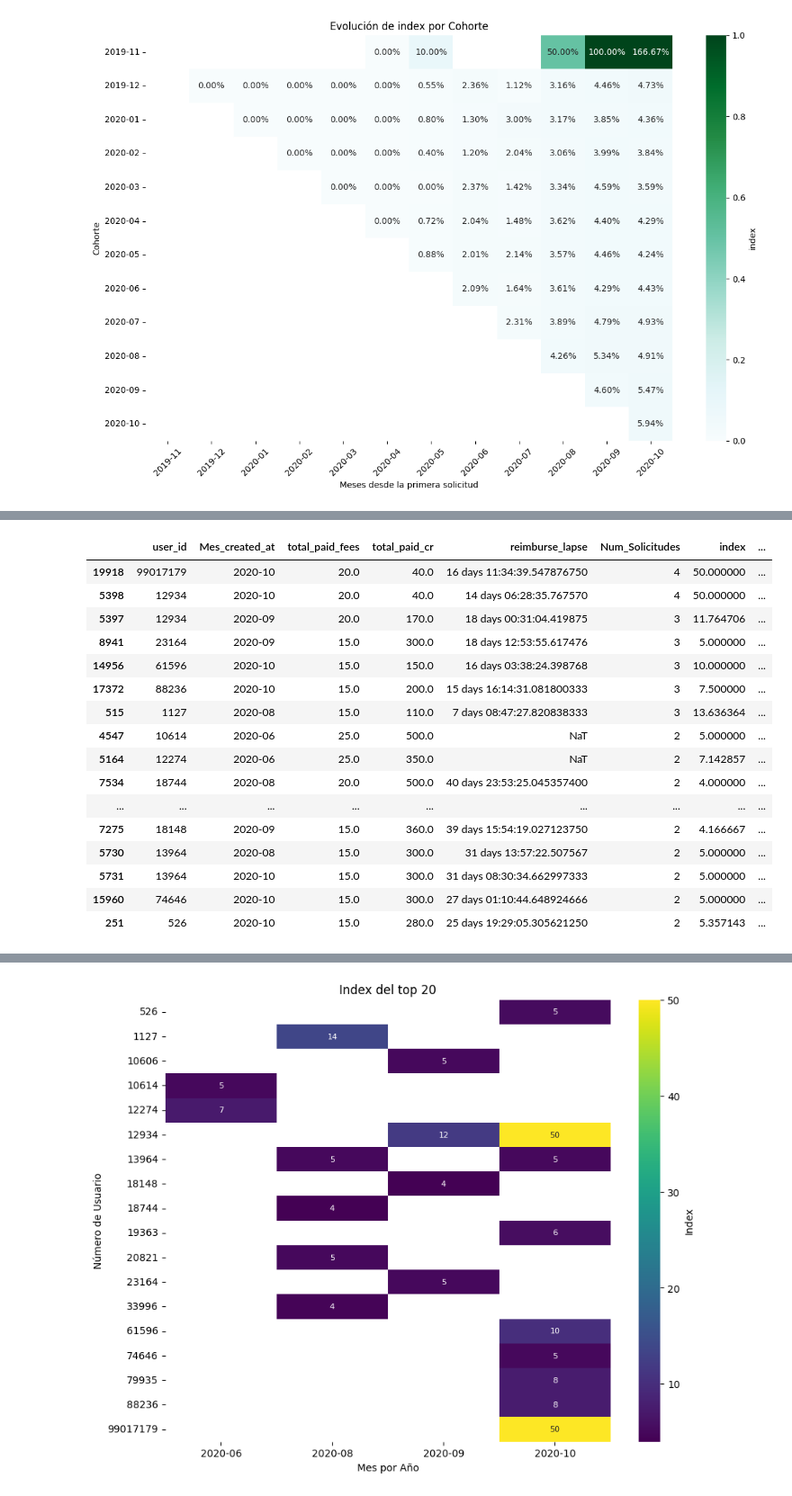
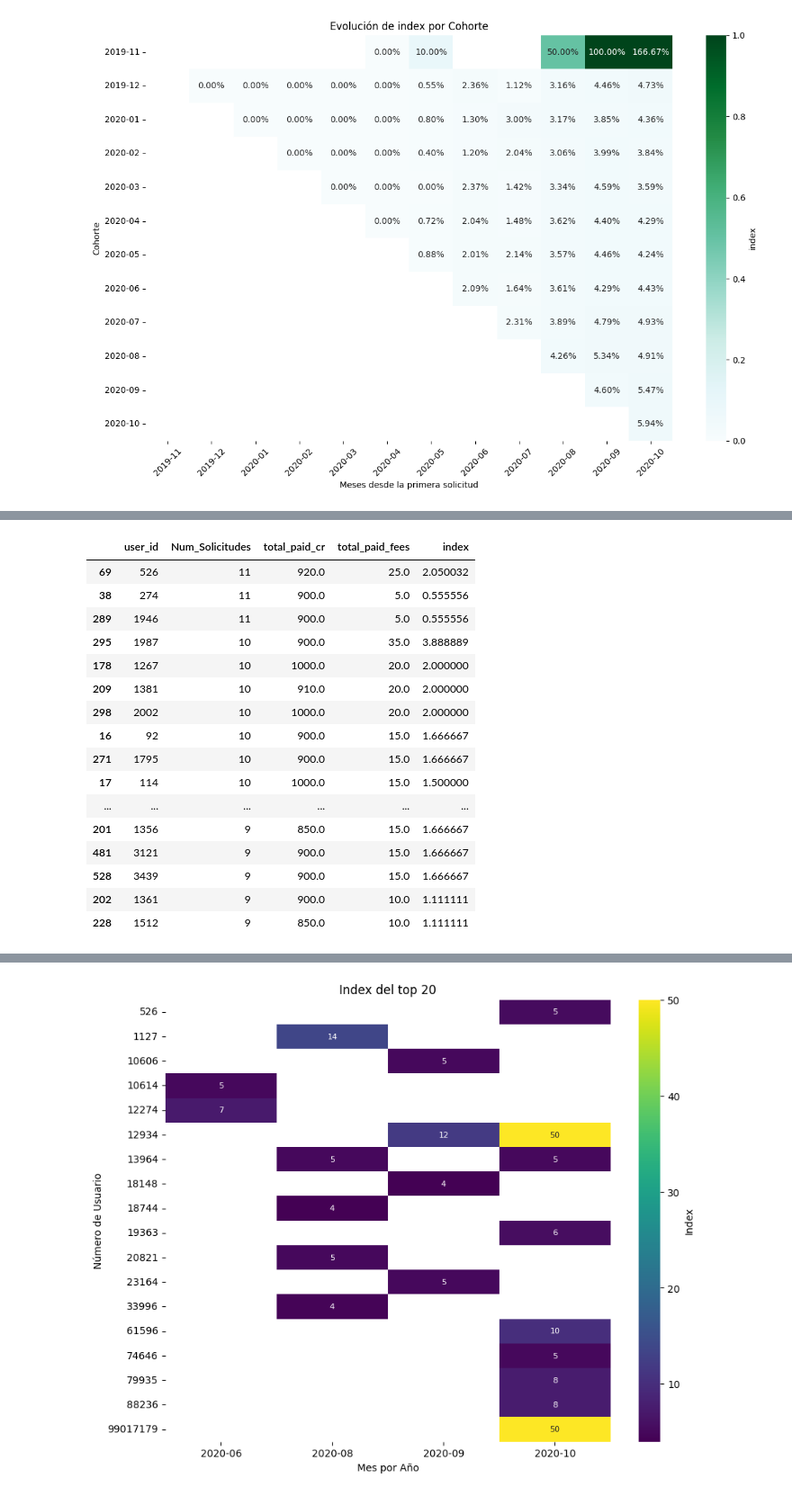
Before and after one commit to albagd77/Pasta-Loca---Proyecto-para-curso-Data-Scientist-UOC, a Jupyter notebook: analysis_ale.ipynb, the cells around one changed output, grey strips where cells are left out. Shown at 90% size. Drawn from its saved outputs; the diff is of its cells as text; code cells hidden in the pictures.

```diff
--- a/analysis_ale.ipynb
+++ b/analysis_ale.ipynb
@@ -331,11 +418,11 @@ cohort_analysis_2 = (
         # Sumar los valores de 'fee' donde 'stat_fe' es igual a 'accepted'
         total_paid_fees=('fee', lambda x: x[df_jo.loc[x.index, 'stat_fe'] == 'accepted'].sum()),
 
-        # Sumar los valores de 'amount' donde 'stat_cr' es igual a 'money_back'
-        total_paid_cr=('amount', lambda x: x[df_jo.loc[x.index, 'stat_cr'] == 'money_back'].sum()),
+        # Contar los valores únicos de 'stat_cr' donde su valor sea 'money_back'
+        total_paid_cr=('amount', lambda x: x[df_jo.loc[x.index, 'stat_cr'] == 'money_back'].unique().sum()),
 
         # Calcular la media de 'to_reimbur_cash'
-        reimburse_lapse=('to_reimbur_cash', 'mean'),
+        #reimburse_lapse=('to_reimbur_cash', 'mean'),
 
         # Contar los valores únicos de 'id_cr' donde 'stat_cr' es igual a 'money_back'
         Num_Solicitudes=('id_cr', lambda x: x[df_jo.loc[x.index, 'stat_cr'] == 'money_back'].nunique())
@@ -389,30 +476,41 @@ cohort_analysis_2
 # %%
-# Ordenar por el número de solicitudes, el monto total de tarifas pagadas, el tiempo de reembolso, y el índice, en orden descendente excepto para el índice
-sort_cohort_amount_2020_03 = cohort_analysis_2.sort_values(by=['Num_Solicitudes', 'total_paid_fees', 'reimburse_lapse', 'index'], ascending=[False, False, False, True])
+# Agrupar por 'user_id' y calcular las métricas necesarias para el análisis
+grouped_cohort = cohort_analysis_2.groupby('user_id', as_index=False).agg(
+    Num_Solicitudes=('Num_Solicitudes', 'sum'),  # Sumar el número de solicitudes
+    total_paid_cr=('total_paid_cr', 'sum'),      # Sumar el monto total de pagos en CR
+    total_paid_fees=('total_paid_fees', 'sum'),  # Sumar el monto total de tarifas pagadas
+    index=('index', 'mean')  # Calcular la media del índice
+)
+
+# Ordenar por el número de solicitudes, el monto total de tarifas pagadas y el índice, en orden descendente excepto para el índice
+sorted_grouped_cohort = grouped_cohort.sort_values(
+    by=['Num_Solicitudes','index', 'total_paid_fees'],
+    ascending=[False, False, False]
+)
 
 # Seleccionar los 20 usuarios principales después de ordenar
-top_20_users = sort_cohort_amount_2020_03.head(20)
+top_20_users = sorted_grouped_cohort.head(30)
 
 # Mostrar los 20 usuarios principales
 top_20_users
 # %% [output]
-|  | user_id | Mes_created_at | total_paid_fees | total_paid_cr | reimburse_lapse | Num_Solicitudes | index | ... |
-| 19918 | 99017179 | 2020-10 | 20.0 | 40.0 | 16 days 11:34:39.547876750 | 4 | 50.000000 | ... |
-| 5398 | 12934 | 2020-10 | 20.0 | 40.0 | 14 days 06:28:35.767570 | 4 | 50.000000 | ... |
-| 5397 | 12934 | 2020-09 | 20.0 | 170.0 | 18 days 00:31:04.419875 | 3 | 11.764706 | ... |
-| 8941 | 23164 | 2020-09 | 15.0 | 300.0 | 18 days 12:53:55.617476 | 3 | 5.000000 | ... |
-| 14956 | 61596 | 2020-10 | 15.0 | 150.0 | 16 days 03:38:24.398768 | 3 | 10.000000 | ... |
-| 17372 | 88236 | 2020-10 | 15.0 | 200.0 | 15 days 16:14:31.081800333 | 3 | 7.500000 | ... |
-| 515 | 1127 | 2020-08 | 15.0 | 110.0 | 7 days 08:47:27.820838333 | 3 | 13.636364 | ... |
-| 4547 | 10614 | 2020-06 | 25.0 | 500.0 | NaT | 2 | 5.000000 | ... |
-| 5164 | 12274 | 2020-06 | 25.0 | 350.0 | NaT | 2 | 7.142857 | ... |
-| 7534 | 18744 | 2020-08 | 20.0 | 500.0 | 40 days 23:53:25.045357400 | 2 | 4.000000 | ... |
-| ... | ... | ... | ... | ... | ... | ... | ... | ... |
-| 7275 | 18148 | 2020-09 | 15.0 | 360.0 | 39 days 15:54:19.027123750 | 2 | 4.166667 | ... |
-| 5730 | 13964 | 2020-08 | 15.0 | 300.0 | 31 days 13:57:22.507567 | 2 | 5.000000 | ... |
-| 5731 | 13964 | 2020-10 | 15.0 | 300.0 | 31 days 08:30:34.662997333 | 2 | 5.000000 | ... |
-| 15960 | 74646 | 2020-10 | 15.0 | 300.0 | 27 days 01:10:44.648924666 | 2 | 5.000000 | ... |
-| 251 | 526 | 2020-10 | 15.0 | 280.0 | 25 days 19:29:05.305621250 | 2 | 5.357143 | ... |
+|  | user_id | Num_Solicitudes | total_paid_cr | total_paid_fees | index |
+| 69 | 526 | 11 | 920.0 | 25.0 | 2.050032 |
+| 38 | 274 | 11 | 900.0 | 5.0 | 0.555556 |
+| 289 | 1946 | 11 | 900.0 | 5.0 | 0.555556 |
+| 295 | 1987 | 10 | 900.0 | 35.0 | 3.888889 |
+| 178 | 1267 | 10 | 1000.0 | 20.0 | 2.000000 |
+| 209 | 1381 | 10 | 910.0 | 20.0 | 2.000000 |
+| 298 | 2002 | 10 | 1000.0 | 20.0 | 2.000000 |
+| 16 | 92 | 10 | 900.0 | 15.0 | 1.666667 |
+| 271 | 1795 | 10 | 900.0 | 15.0 | 1.666667 |
+| 17 | 114 | 10 | 1000.0 | 15.0 | 1.500000 |
+| ... | ... | ... | ... | ... | ... |
+| 201 | 1356 | 9 | 850.0 | 15.0 | 1.666667 |
+| 481 | 3121 | 9 | 900.0 | 15.0 | 1.666667 |
+| 528 | 3439 | 9 | 900.0 | 15.0 | 1.666667 |
+| 202 | 1361 | 9 | 900.0 | 10.0 | 1.111111 |
+| 228 | 1512 | 9 | 850.0 | 10.0 | 1.111111 |
 # %%
 # Pivot to show months as columns
 cohort_amount_top20 = top_20_users.pivot(index='user_id', columns='Mes_created_at', values='index')
```
Also changed, not shown: parts of 7 cells of this notebook, 2 other files.
